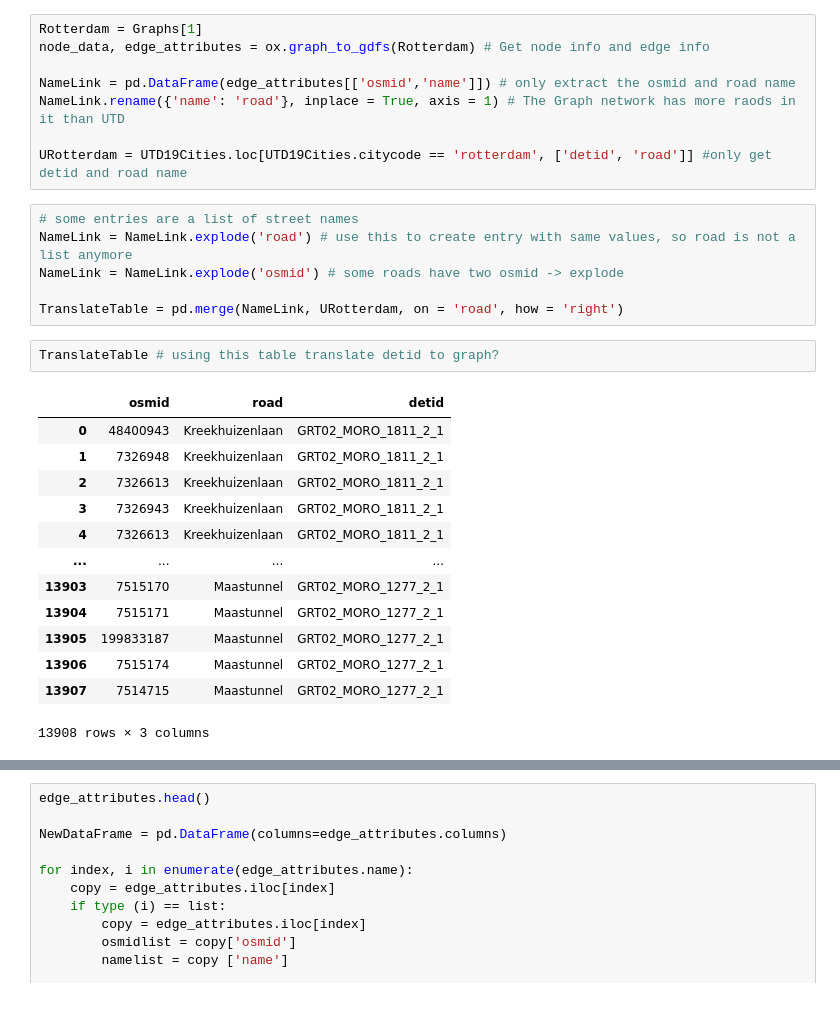
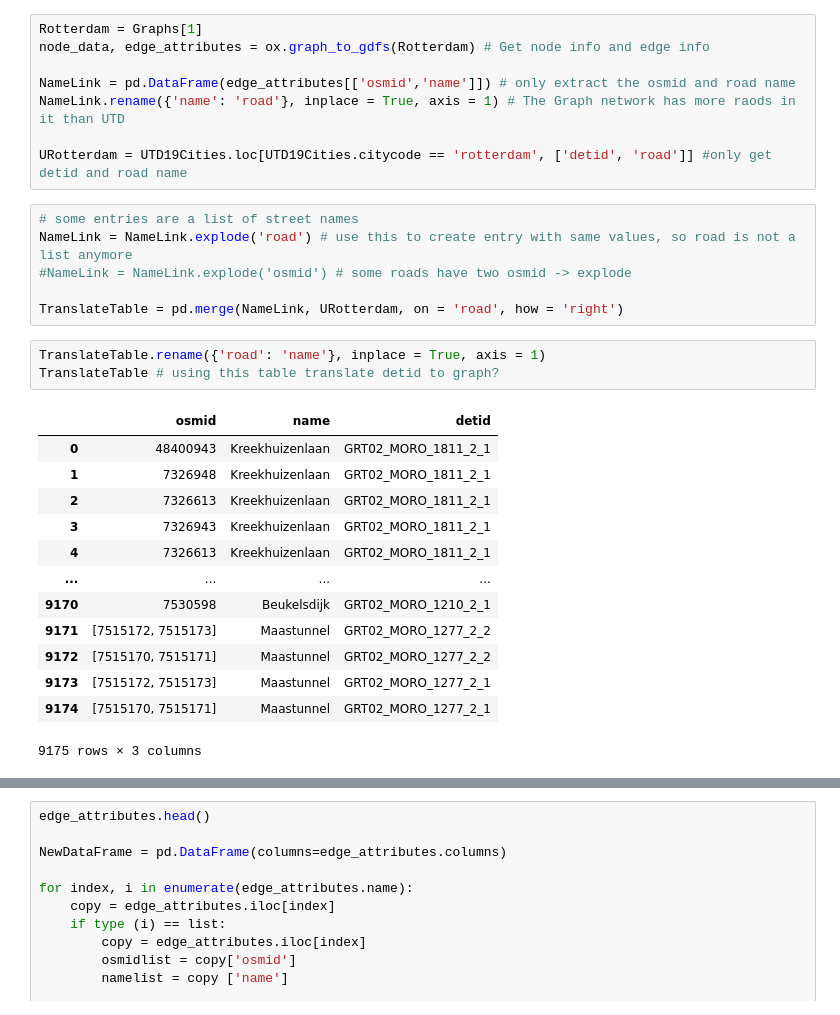
Before and after one commit to K4Ling/UrbanDataSc, a Jupyter notebook: Assignment.ipynb, the cells around one changed output, grey strips where cells are left out. Saved outputs shown, nothing was run; the diff lists cells and outputs as text.

```diff
--- a/Assignment.ipynb
+++ b/Assignment.ipynb
@@ -107,22 +108,23 @@ URotterdam = UTD19Cities.loc[UTD19Cities.citycode == 'rotterdam', ['detid', 'roa
 # %%
 # some entries are a list of street names
 NameLink = NameLink.explode('road') # use this to create entry with same values, so road is not a list anymore
-NameLink = NameLink.explode('osmid') # some roads have two osmid -> explode
+#NameLink = NameLink.explode('osmid') # some roads have two osmid -> explode
 
 TranslateTable = pd.merge(NameLink, URotterdam, on = 'road', how = 'right')
 # %%
+TranslateTable.rename({'road': 'name'}, inplace = True, axis = 1)
 TranslateTable # using this table translate detid to graph?
 # %% [output]
-|  | osmid | road | detid |
+|  | osmid | name | detid |
 | 0 | 48400943 | Kreekhuizenlaan | GRT02_MORO_1811_2_1 |
 | 1 | 7326948 | Kreekhuizenlaan | GRT02_MORO_1811_2_1 |
 | 2 | 7326613 | Kreekhuizenlaan | GRT02_MORO_1811_2_1 |
 | 3 | 7326943 | Kreekhuizenlaan | GRT02_MORO_1811_2_1 |
 | 4 | 7326613 | Kreekhuizenlaan | GRT02_MORO_1811_2_1 |
 | ... | ... | ... | ... |
-| 13903 | 7515170 | Maastunnel | GRT02_MORO_1277_2_1 |
-| 13904 | 7515171 | Maastunnel | GRT02_MORO_1277_2_1 |
-| 13905 | 199833187 | Maastunnel | GRT02_MORO_1277_2_1 |
-| 13906 | 7515174 | Maastunnel | GRT02_MORO_1277_2_1 |
-| 13907 | 7514715 | Maastunnel | GRT02_MORO_1277_2_1 |
+| 9170 | 7530598 | Beukelsdijk | GRT02_MORO_1210_2_1 |
+| 9171 | [7515172, 7515173] | Maastunnel | GRT02_MORO_1277_2_2 |
+| 9172 | [7515170, 7515171] | Maastunnel | GRT02_MORO_1277_2_2 |
+| 9173 | [7515172, 7515173] | Maastunnel | GRT02_MORO_1277_2_1 |
+| 9174 | [7515170, 7515171] | Maastunnel | GRT02_MORO_1277_2_1 |
-13908 rows × 3 columns
+9175 rows × 3 columns
```
Also changed, not shown: parts of 7 cells of this notebook.
